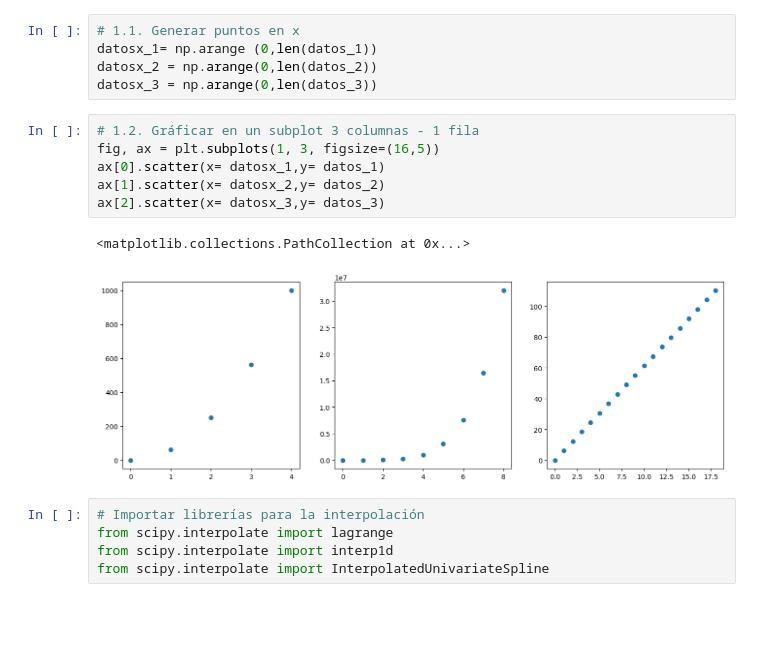
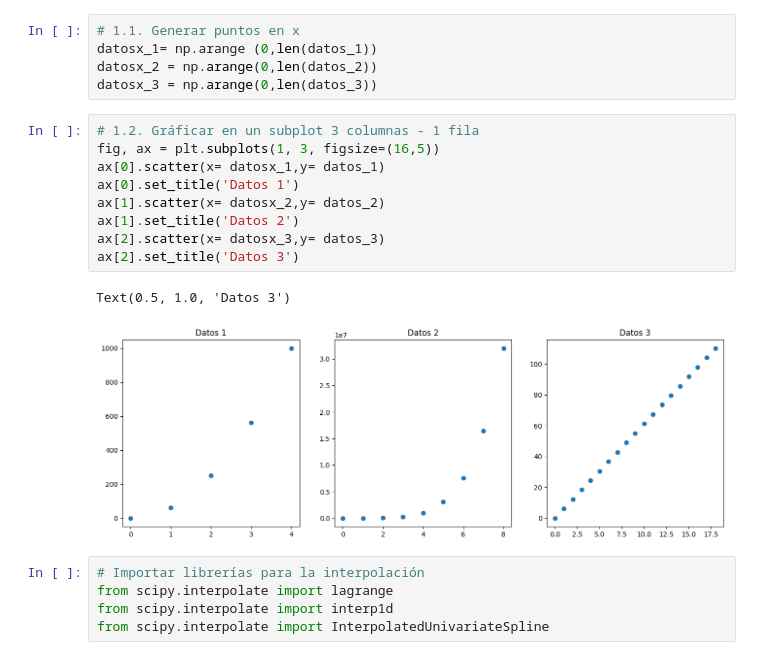
Before and after one commit to Cricea/Taller_1_HC_2023, a Jupyter notebook: Taller_1.ipynb, the cells around one changed output. Cells and saved outputs as stored; diff of their text form; blank space fills up the shorter version.

```diff
--- a/Taller_1.ipynb
+++ b/Taller_1.ipynb
@@ -127,12 +127,15 @@ datosx_3 = np.arange(0,len(datos_3))
 # %%
 # 1.2. Gráficar en un subplot 3 columnas - 1 fila
 fig, ax = plt.subplots(1, 3, figsize=(16,5))
 ax[0].scatter(x= datosx_1,y= datos_1)
+ax[0].set_title('Datos 1')
 ax[1].scatter(x= datosx_2,y= datos_2)
+ax[1].set_title('Datos 2')
 ax[2].scatter(x= datosx_3,y= datos_3)
+ax[2].set_title('Datos 3')
 # %% [output]
-<matplotlib.collections.PathCollection at 0x...>
+Text(0.5, 1.0, 'Datos 3')
-[figure, old version]
+[figure, new version]
 # %%
 # Importar librerías para la interpolación
 from scipy.interpolate import lagrange
```
Also changed, not shown: parts of 1 cell of this notebook.
